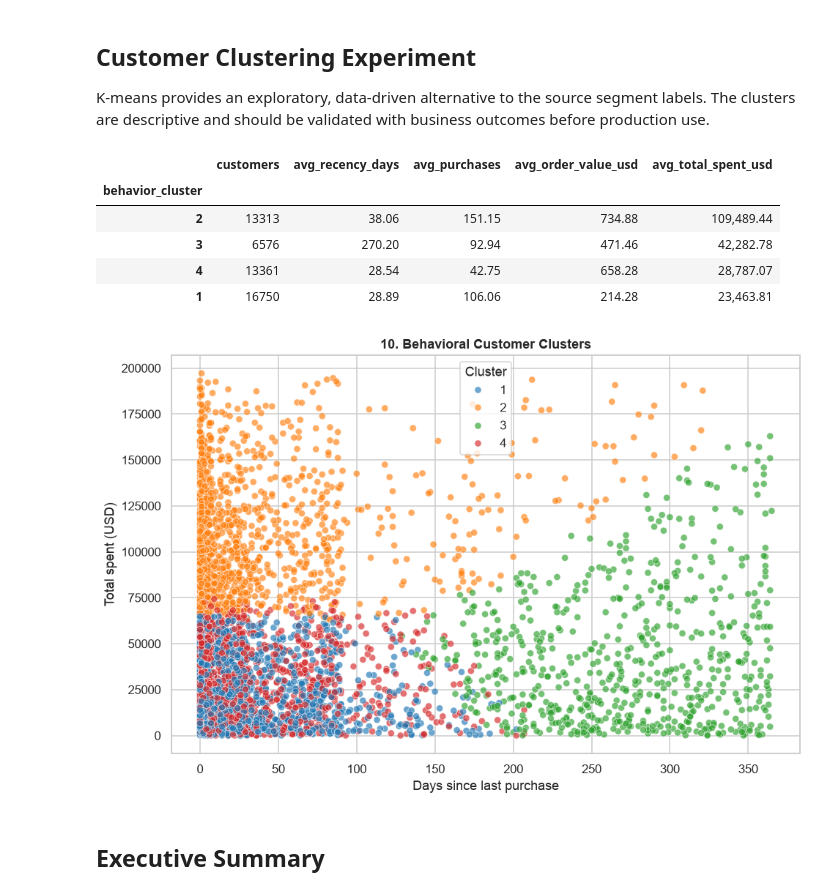
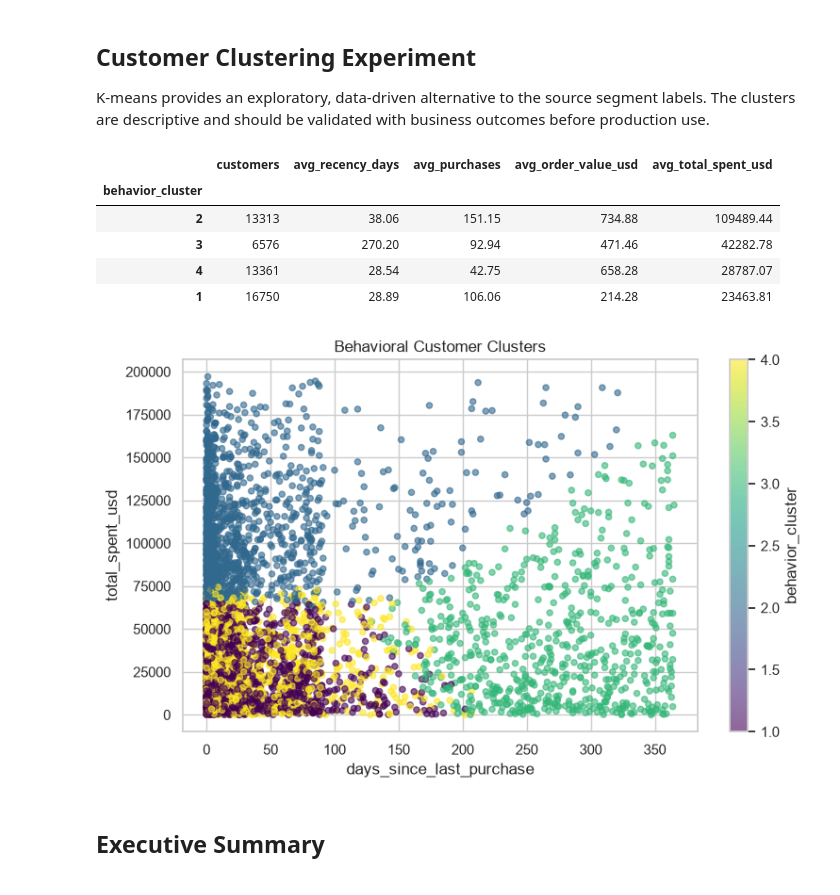
Before and after one commit to yezaw-zafki/Industrial-Analysis-EDA, a Jupyter notebook: E-commerace Customer Segmentation.ipynb, the cells around one changed output. Cells and saved outputs as stored; diff of their text form; code cells hidden in the pictures.

```diff
--- a/E-commerace Customer Segmentation.ipynb
+++ b/E-commerace Customer Segmentation.ipynb
@@ -39,13 +24,9 @@ csv_files = sorted(data_dir.rglob("*.csv"))
 if not csv_files:
     raise FileNotFoundError(f"No CSV files found in {data_dir}")
 
-raw_df = pd.read_csv(csv_files[0])
-df = optimize_dataframe_memory(raw_df)
-del raw_df
-
-memory_mb = df.memory_usage(deep=True).sum() / 1024**2
+df = pd.read_csv(csv_files[0])
 print(f"Loaded file: {csv_files[0].name}")
-print(f"Rows: {len(df):,} | Columns: {df.shape[1]:,} | Memory: {memory_mb:.2f} MB")
+print(f"Rows: {len(df):,} | Columns: {df.shape[1]:,}")
 # %% [output]
 Dataset path: /Users/yezawmyint/.cache/kagglehub/datasets/datascikhan/e-commerce-customer-segmentation-2026/versions/1
 Loaded file: E-commerce_Customer_Segmentation_2026.csv
@@ -335,3 +209,0 @@ plot_no += 1
-# %%
-sns.set_style('whitegrid')
-sns.set_context('notebook')
@@ -815,67 +564,58 @@ Suggested actions:
 
 K-means provides an exploratory, data-driven alternative to the source segment labels. The clusters are descriptive and should be validated with business outcomes before production use.
 # %%
-from sklearn.cluster import KMeans
-from sklearn.preprocessing import StandardScaler
-
 cluster_features = [
     "days_since_last_purchase",
     "total_purchases",
     "avg_order_value_usd",
     "total_spent_usd",
 ]
-cluster_data = customer_analysis[cluster_features]
-scaled_features = StandardScaler().fit_transform(cluster_data)
 
+if customer_analysis[cluster_features].isna().any().any():
+    raise ValueError("Cluster features contain missing values")
+
+scaled_features = StandardScaler().fit_transform(customer_analysis[cluster_features])
 kmeans = KMeans(n_clusters=4, random_state=42, n_init=10)
 customer_analysis["behavior_cluster"] = kmeans.fit_predict(scaled_features) + 1
-
-del cluster_data, scaled_features
 
 cluster_profile = (
     customer_analysis
     .groupby("behavior_cluster", observed=True)
     .agg(
         customers=("customer_id", "nunique"),
         avg_recency_days=("days_since_last_purchase", "mean"),
         avg_purchases=("total_purchases", "mean"),
         avg_order_value_usd=("avg_order_value_usd", "mean"),
         avg_total_spent_usd=("total_spent_usd", "mean"),
     )
     .sort_values("avg_total_spent_usd", ascending=False)
     .round(2)
 )
 
 display(cluster_profile)
 
-cluster_sample = customer_analysis.sample(
+customer_analysis.sample(
     min(5000, len(customer_analysis)),
     random_state=42,
-)
-fig, ax = plt.subplots(figsize=(9, 6))
-sns.scatterplot(
-    data=cluster_sample,
+).plot.scatter(
     x="days_since_last_purchase",
     y="total_spent_usd",
-    hue="behavior_cluster",
-    palette="tab10",
-    alpha=0.65,
-    ax=ax,
+    c="behavior_cluster",
+    colormap="viridis",
+    alpha=0.6,
+    figsize=(8, 5),
+    title="Behavioral Customer Clusters",
 )
-ax.set_title(f"{plot_no}. Behavioral Customer Clusters")
-ax.set_xlabel("Days since last purchase")
-ax.set_ylabel("Total spent (USD)")
-ax.legend(title="Cluster")
-plot_no += 1
-show_fig(fig)
+plt.tight_layout()
+plt.show()
 # %% [output]
 |  | customers | avg_recency_days | avg_purchases | avg_order_value_usd | avg_total_spent_usd |
 | behavior_cluster |  |  |  |  |  |
-| 2 | 13313 | 38.06 | 151.15 | 734.88 | 109,489.44 |
-| 3 | 6576 | 270.20 | 92.94 | 471.46 | 42,282.78 |
-| 4 | 13361 | 28.54 | 42.75 | 658.28 | 28,787.07 |
-| 1 | 16750 | 28.89 | 106.06 | 214.28 | 23,463.81 |
+| 2 | 13313 | 38.06 | 151.15 | 734.88 | 109489.44 |
+| 3 | 6576 | 270.20 | 92.94 | 471.46 | 42282.78 |
+| 4 | 13361 | 28.54 | 42.75 | 658.28 | 28787.07 |
+| 1 | 16750 | 28.89 | 106.06 | 214.28 | 23463.81 |
-[figure, old version]
+[figure, new version]
 # %% [markdown]
 ## Executive Summary
 # %%
```
Also changed, not shown: parts of 30 cells of this notebook, 1 other file.
